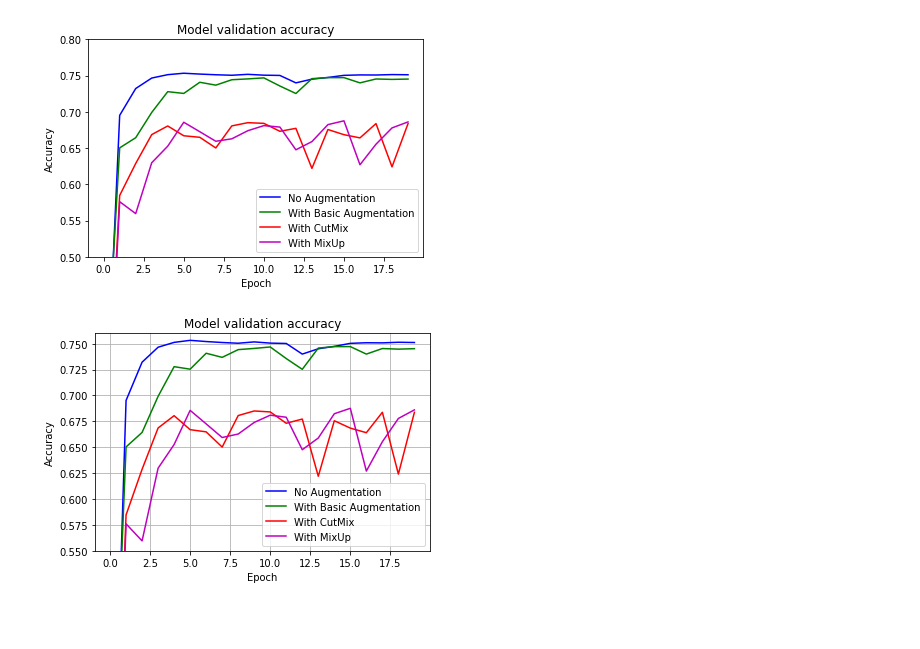
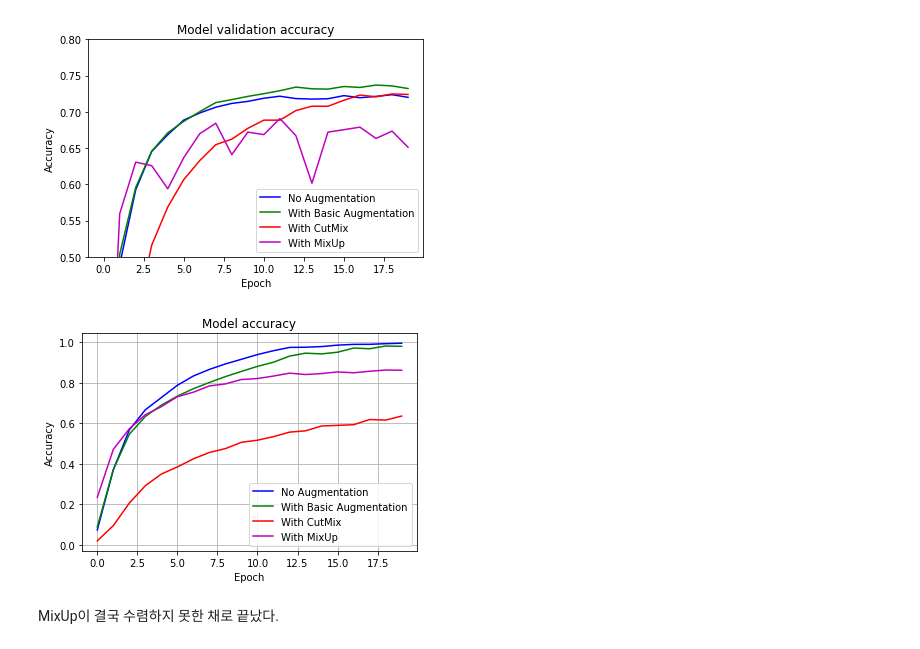
Before and after one commit to fmfmsd/Chamchee, a Jupyter notebook: GoingDeeper/GD2/Going_Deeper02.ipynb, the cells around one changed output. Cells and saved outputs as stored; diff of their text form; code cells hidden in the pictures; blank space fills up the shorter version.

```diff
--- a/GoingDeeper/GD2/Going_Deeper02.ipynb
+++ b/GoingDeeper/GD2/Going_Deeper02.ipynb
@@ -184,7 +184,7 @@ Downloading data from https://storage.googleapis.com/tensorflow/keras-applicatio
 # %%
 resnet50.compile(
     loss='categorical_crossentropy',
-    optimizer=tf.keras.optimizers.SGD(lr=0.01),
+    optimizer=tf.keras.optimizers.SGD(lr=0.001),
     metrics=['accuracy'],
 )
 # %%
@@ -228,7 +228,7 @@ basic_aug_resnet50 = keras.models.Sequential([
 # %%
 basic_aug_resnet50.compile(
     loss='categorical_crossentropy',
-    optimizer=tf.keras.optimizers.SGD(lr=0.01),
+    optimizer=tf.keras.optimizers.SGD(lr=0.001),
     metrics=['accuracy'],
 )
 # %%
@@ -272,7 +272,7 @@ cutmix_resnet50 = keras.models.Sequential([
 # %%
 cutmix_resnet50.compile(
     loss='categorical_crossentropy',
-    optimizer=tf.keras.optimizers.SGD(lr=0.01),
+    optimizer=tf.keras.optimizers.SGD(lr=0.001),
     metrics=['accuracy'],
 )
 # %%
@@ -360,20 +360,21 @@ plt.legend(['No Augmentation', 'With Basic Augmentation', 'With CutMix', 'With M
 plt.ylim(0.5, 0.8)
 plt.show()
 # %% [output]
-[figure, old version]
+[figure, new version]
 # %%
-plt.plot(history_resnet50.history['val_accuracy'], 'b')
-plt.plot(history_basic_aug_resnet50.history['val_accuracy'], 'g')
-plt.plot(history_cutmix_resnet50.history['val_accuracy'], 'r')
-plt.plot(history_mixup_resnet50.history['val_accuracy'], 'm')
+plt.plot(history_resnet50.history['accuracy'], 'b')
+plt.plot(history_basic_aug_resnet50.history['accuracy'], 'g')
+plt.plot(history_cutmix_resnet50.history['accuracy'], 'r')
+plt.plot(history_mixup_resnet50.history['accuracy'], 'm')
 
 
-plt.title('Model validation accuracy')
+plt.title('Model accuracy')
 plt.ylabel('Accuracy')
 plt.xlabel('Epoch')
 plt.legend(['No Augmentation', 'With Basic Augmentation', 'With CutMix', 'With MixUp'], loc='lower right')
 plt.grid(True)
-plt.ylim(0.55, 0.76)
 plt.show()
 # %% [output]
-[figure, old version]
+[figure, new version]
+# %% [markdown]
+MixUp이 결국 수렴하지 못한 채로 끝났다.
```
Also changed, not shown: parts of 7 cells of this notebook.
